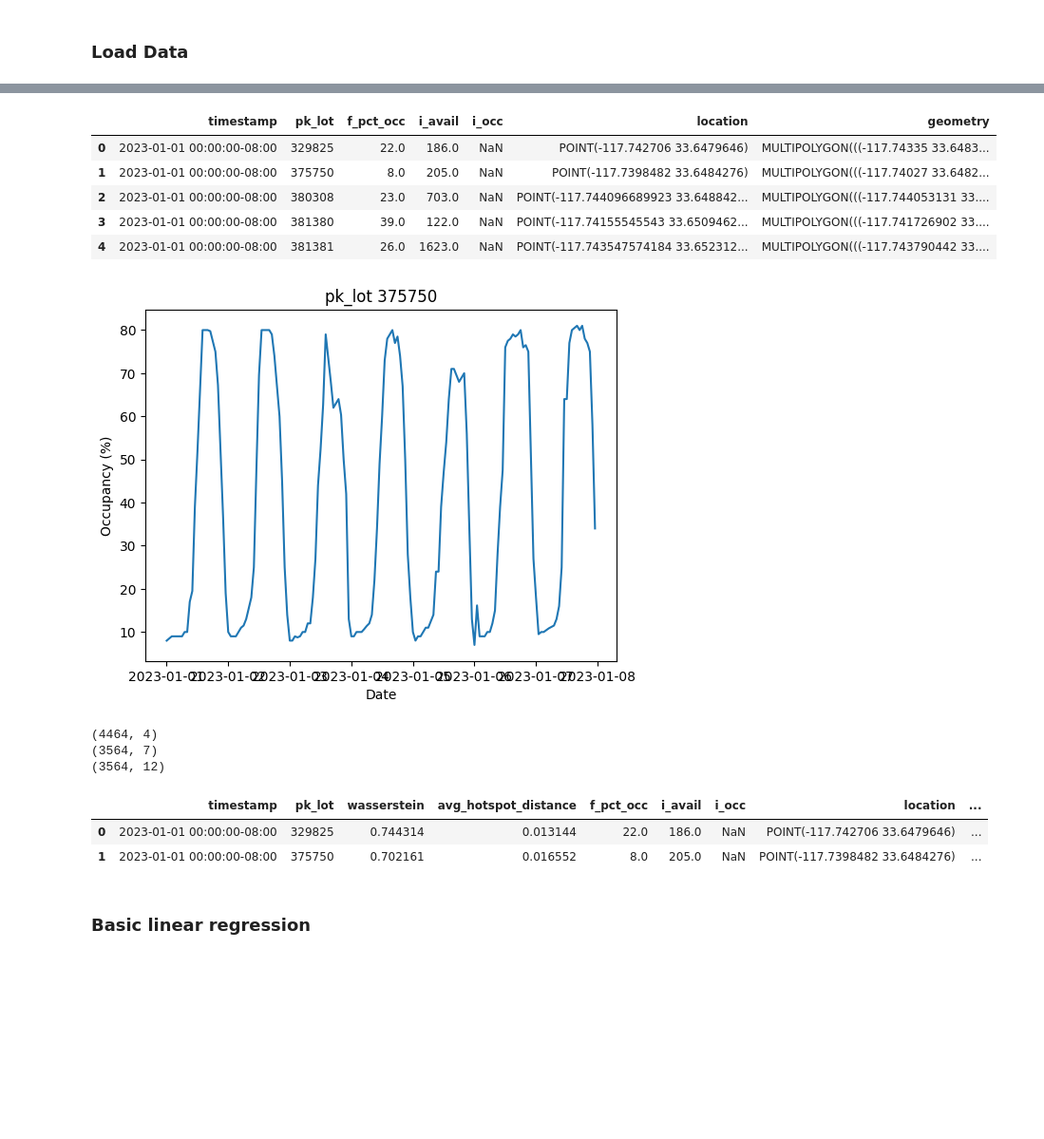
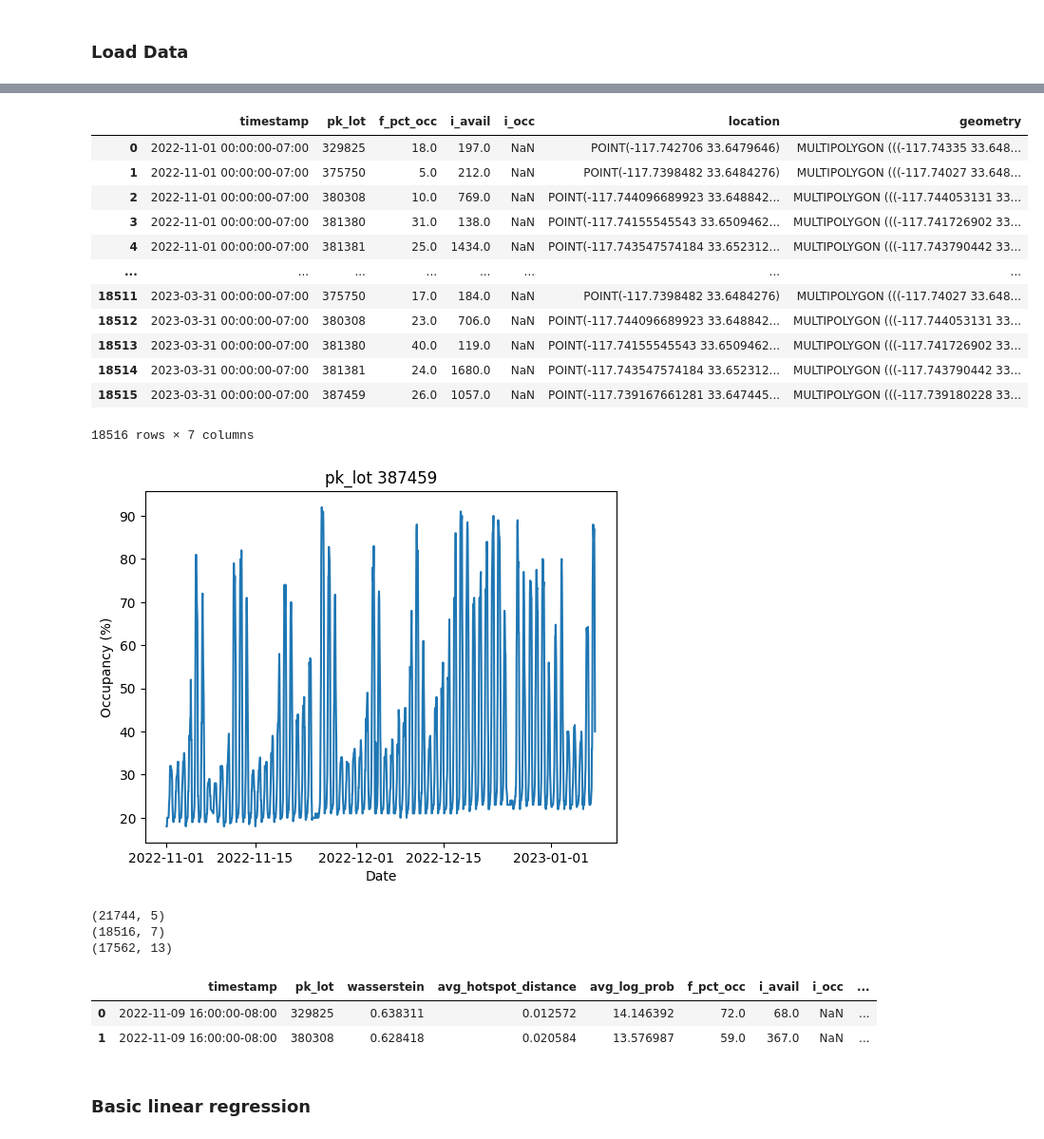
Before and after one commit to INRIX-Logan-Garwood/Parking-Location-vs-Occupancy, a Jupyter notebook: notebooks/train_model.ipynb, the cells around one changed output, grey strips where cells are left out. Shown at 95% size. Cells and saved outputs as stored; diff of their text form; code cells hidden in the pictures; blank space fills up the shorter version.

```diff
--- a/notebooks/train_model.ipynb
+++ b/notebooks/train_model.ipynb
@@ -7,17 +9,27 @@ import os
 # %% [markdown]
 ### Load Data
 # %%
-X = pd.read_csv('../results/csvs/correct_hotspot_distances.csv')
-y = pd.read_csv('../data/parking_Irvine_2023-01-01_2023-01-31.csv')
+X = pd.read_csv('../results/csvs/training_data_2022-11_to_2023-03.csv')
+y = pd.read_csv('../data/IrvineSpectrumCenter_parking_2022-11_to_2023-03.csv')
 lot_ids = list(X['pk_lot'].unique())
 y = y[y['pk_lot'].isin(lot_ids)]
 
+# remove the -8:00 from the end of the timestamp. I didn't mean to add it in the first place
+X['timestamp'] = X['timestamp'].apply(lambda x: x[:-6])
+X['timestamp'] = pd.to_datetime(X['timestamp'])
+X['timestamp'] = X['timestamp'].dt.tz_localize('UTC')
+X['timestamp'] = X['timestamp'].dt.tz_convert('US/Pacific')
+
 # sort by timestamp
-X['timestamp'] = pd.to_datetime(X['timestamp'])
+X = X.sort_values(by=['timestamp'])
+X['timestamp'] = X['timestamp'].dt.tz_convert('US/Pacific')
+
 y['dt_start_date'] = pd.to_datetime(y['dt_start_date'])
+y['dt_start_date'] = y['dt_start_date'].dt.round('h')
 y['dt_start_date'] = y['dt_start_date'].dt.tz_convert('US/Pacific')
+y.drop(columns=['dt_end_date', 'pk_lot_alias', 'f_occupancy_rank'], inplace=True)
 X = X.sort_values(by=['timestamp'])
 y = y.sort_values(by=['dt_start_date'])
 display(X.head(1))
-display(y.head(1))
+display(y.head(10))
 # %% [output]
@@ -28,20 +59,23 @@ display(y.head(1))
 # %%
-
-# why is everything after the second the same for dt_start_date and dt_end_date? something is wrong
-# for now let's just aggregate by nearest hour
-y.drop(columns=['dt_end_date', 'pk_lot_alias', 'f_occupancy_rank'], inplace=True)
-y['timestamp'] = y['dt_start_date'].dt.round('h')
+y['timestamp'] = y['dt_start_date'].dt.round('h', ambiguous='NaT')
 agg_dict = {'f_pct_occ': 'mean', 'i_avail': 'mean', 'i_occ': 'mean',
             'location': 'first', 'geometry': 'first',}
 y = y.groupby(['timestamp', 'pk_lot']).agg(agg_dict).reset_index()
-display(y.head())
+display(y)
 # %% [output]
 |  | timestamp | pk_lot | f_pct_occ | i_avail | i_occ | location | geometry |
-| 0 | 2023-01-01 00:00:00-08:00 | 329825 | 22.0 | 186.0 | NaN | POINT(-117.742706 33.6479646) | MULTIPOLYGON(((-117.74335 33.6483... |
-| 1 | 2023-01-01 00:00:00-08:00 | 375750 | 8.0 | 205.0 | NaN | POINT(-117.7398482 33.6484276) | MULTIPOLYGON(((-117.74027 33.6482... |
-| 2 | 2023-01-01 00:00:00-08:00 | 380308 | 23.0 | 703.0 | NaN | POINT(-117.744096689923 33.648842... | MULTIPOLYGON(((-117.744053131 33.... |
-| 3 | 2023-01-01 00:00:00-08:00 | 381380 | 39.0 | 122.0 | NaN | POINT(-117.74155545543 33.6509462... | MULTIPOLYGON(((-117.741726902 33.... |
-| 4 | 2023-01-01 00:00:00-08:00 | 381381 | 26.0 | 1623.0 | NaN | POINT(-117.743547574184 33.652312... | MULTIPOLYGON(((-117.743790442 33.... |
+| 0 | 2022-11-01 00:00:00-07:00 | 329825 | 18.0 | 197.0 | NaN | POINT(-117.742706 33.6479646) | MULTIPOLYGON (((-117.74335 33.648... |
+| 1 | 2022-11-01 00:00:00-07:00 | 375750 | 5.0 | 212.0 | NaN | POINT(-117.7398482 33.6484276) | MULTIPOLYGON (((-117.74027 33.648... |
+| 2 | 2022-11-01 00:00:00-07:00 | 380308 | 10.0 | 769.0 | NaN | POINT(-117.744096689923 33.648842... | MULTIPOLYGON (((-117.744053131 33... |
+| 3 | 2022-11-01 00:00:00-07:00 | 381380 | 31.0 | 138.0 | NaN | POINT(-117.74155545543 33.6509462... | MULTIPOLYGON (((-117.741726902 33... |
+| 4 | 2022-11-01 00:00:00-07:00 | 381381 | 25.0 | 1434.0 | NaN | POINT(-117.743547574184 33.652312... | MULTIPOLYGON (((-117.743790442 33... |
+| ... | ... | ... | ... | ... | ... | ... | ... |
+| 18511 | 2023-03-31 00:00:00-07:00 | 375750 | 17.0 | 184.0 | NaN | POINT(-117.7398482 33.6484276) | MULTIPOLYGON (((-117.74027 33.648... |
+| 18512 | 2023-03-31 00:00:00-07:00 | 380308 | 23.0 | 706.0 | NaN | POINT(-117.744096689923 33.648842... | MULTIPOLYGON (((-117.744053131 33... |
+| 18513 | 2023-03-31 00:00:00-07:00 | 381380 | 40.0 | 119.0 | NaN | POINT(-117.74155545543 33.6509462... | MULTIPOLYGON (((-117.741726902 33... |
+| 18514 | 2023-03-31 00:00:00-07:00 | 381381 | 24.0 | 1680.0 | NaN | POINT(-117.743547574184 33.652312... | MULTIPOLYGON (((-117.743790442 33... |
+| 18515 | 2023-03-31 00:00:00-07:00 | 387459 | 26.0 | 1057.0 | NaN | POINT(-117.739167661281 33.647445... | MULTIPOLYGON (((-117.739180228 33... |
+18516 rows × 7 columns
 # %%
 # plot f_pct_occ vs. timestamp for y for first week for random lot
 lot_id = np.random.choice(lot_ids)
@@ -52,7 +86,7 @@ plt.ylabel('Occupancy (%)')
 plt.title(f'pk_lot {lot_id}')
 plt.show()
 # %% [output]
-[figure, old version]
+[figure, new version]
 # %%
 print(X.shape)
 print(y.shape)
@@ -66,12 +100,12 @@ df['is_weekend'] = df['timestamp'].dt.dayofweek >= 5
 print(df.shape)
 display(df.head(2))
 # %% [output]
-(4464, 4)
-(3564, 7)
-(3564, 12)
+(21744, 5)
+(18516, 7)
+(17562, 13)
-|  | timestamp | pk_lot | wasserstein | avg_hotspot_distance | f_pct_occ | i_avail | i_occ | location | ... |
-| 0 | 2023-01-01 00:00:00-08:00 | 329825 | 0.744314 | 0.013144 | 22.0 | 186.0 | NaN | POINT(-117.742706 33.6479646) | ... |
-| 1 | 2023-01-01 00:00:00-08:00 | 375750 | 0.702161 | 0.016552 | 8.0 | 205.0 | NaN | POINT(-117.7398482 33.6484276) | ... |
+|  | timestamp | pk_lot | wasserstein | avg_hotspot_distance | avg_log_prob | f_pct_occ | i_avail | i_occ | ... |
+| 0 | 2022-11-09 16:00:00-08:00 | 329825 | 0.638311 | 0.012572 | 14.146392 | 72.0 | 68.0 | NaN | ... |
+| 1 | 2022-11-09 16:00:00-08:00 | 380308 | 0.628418 | 0.020584 | 13.576987 | 59.0 | 367.0 | NaN | ... |
 # %% [markdown]
 ### Basic linear regression
 # %%
```
Also changed, not shown: parts of 10 cells of this notebook, 3 other files.
